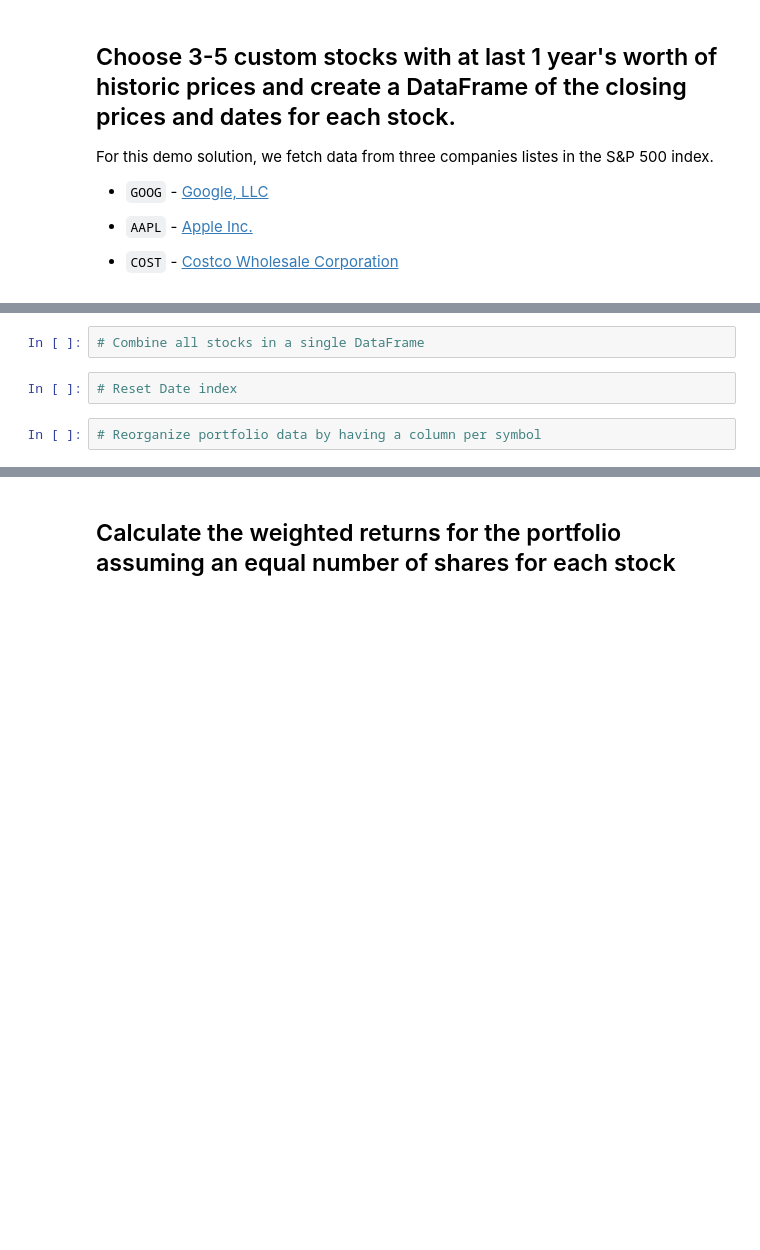
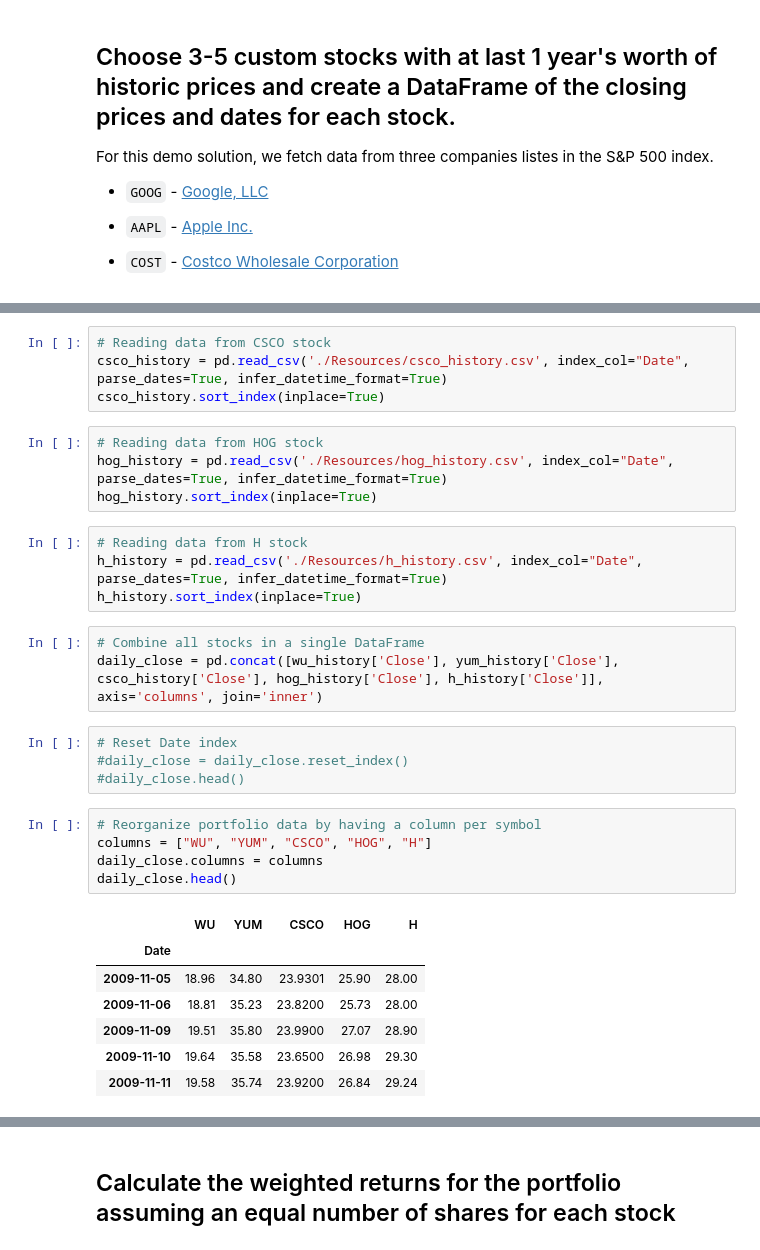
Before and after one commit to wchance/pandas-homework, a Jupyter notebook: whale_analysis.ipynb, the cells around one changed output, grey strips where cells are left out. Drawn from its saved outputs; the diff is of its cells as text; blank space fills up the shorter version.

```diff
--- a/whale_analysis.ipynb
+++ b/whale_analysis.ipynb
@@ -432,8 +433,34 @@ For this demo solution, we fetch data from three companies listes in the S&P 500
+# %%
+# Reading data from CSCO stock
+csco_history = pd.read_csv('./Resources/csco_history.csv', index_col="Date", parse_dates=True, infer_datetime_format=True)
+csco_history.sort_index(inplace=True)
+# %%
+# Reading data from HOG stock
+hog_history = pd.read_csv('./Resources/hog_history.csv', index_col="Date", parse_dates=True, infer_datetime_format=True)
+hog_history.sort_index(inplace=True)
+# %%
+# Reading data from H stock
+h_history = pd.read_csv('./Resources/h_history.csv', index_col="Date", parse_dates=True, infer_datetime_format=True)
+h_history.sort_index(inplace=True)
 # %%
 # Combine all stocks in a single DataFrame
+daily_close = pd.concat([wu_history['Close'], yum_history['Close'], csco_history['Close'], hog_history['Close'], h_history['Close']], axis='columns', join='inner')
 # %%
 # Reset Date index
+#daily_close = daily_close.reset_index()
+#daily_close.head()
 # %%
 # Reorganize portfolio data by having a column per symbol
+columns = ["WU", "YUM", "CSCO", "HOG", "H"]
+daily_close.columns = columns
+daily_close.head()
+# %% [output]
+|  | WU | YUM | CSCO | HOG | H |
+| Date |  |  |  |  |  |
+| 2009-11-05 | 18.96 | 34.80 | 23.9301 | 25.90 | 28.00 |
+| 2009-11-06 | 18.81 | 35.23 | 23.8200 | 25.73 | 28.00 |
+| 2009-11-09 | 19.51 | 35.80 | 23.9900 | 27.07 | 28.90 |
+| 2009-11-10 | 19.64 | 35.58 | 23.6500 | 26.98 | 29.30 |
+| 2009-11-11 | 19.58 | 35.74 | 23.9200 | 26.84 | 29.24 |
 # %%
 # Calculate daily returns
```
Also changed, not shown: parts of 18 cells of this notebook.
